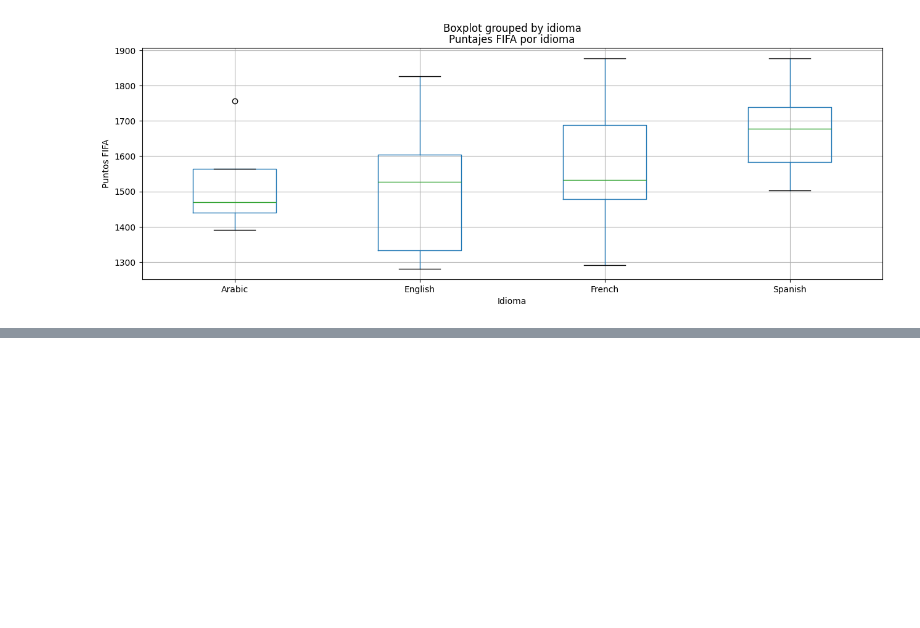
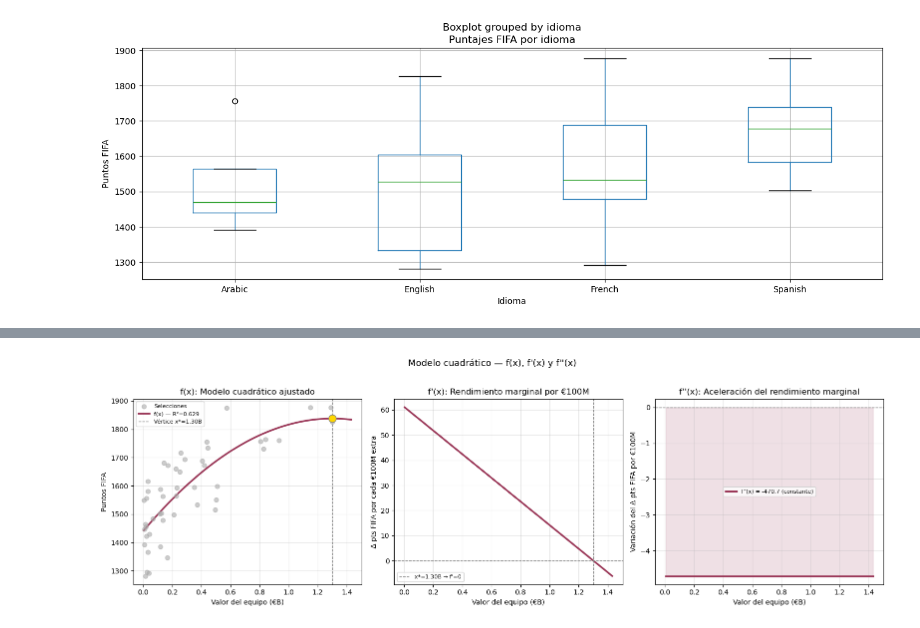
Before and after one commit to gleo1973/tp-laboratorio-mcag-1c2026, a Jupyter notebook: Laboratorio_TP_2026.ipynb, the cells around one changed output, grey strips where cells are left out. Cells and saved outputs as stored; diff of their text form; code cells hidden in the pictures; blank space fills up the shorter version.

```diff
--- a/Laboratorio_TP_2026.ipynb
+++ b/Laboratorio_TP_2026.ipynb
@@ -846,0 +1063,85 @@ En cuanto al análisis del apartado 3.5, la conclusión es la siguiente: el mode
+# %%
+# ── Segunda derivada del modelo cuadrático (modelo de mejor ajuste, R²=0.629) ──
+#
+# ⚠️ Asistencia de IA: se utilizó Claude (Anthropic) para calcular la segunda
+#    derivada analítica con sympy e interpretar su significado económico.
+#    Prompt: "Calculá la segunda derivada del modelo cuadrático con sympy.
+#    Interpretá el signo de f''(x) en términos de rendimientos marginales."
+# ──────────────────────────────────────────────────────────────────────────────
+
+# ── 1. Función simbólica y derivadas del modelo cuadrático ───────────────────
+# f(x)   = a·x² + b·x + c
+# f'(x)  = 2a·x + b      (primera derivada, ya calculada en la sección anterior)
+# f''(x) = 2a             (segunda derivada — constante)
+
+f_cuad       = params_cuad[0] * xv**2 + params_cuad[1] * xv + params_cuad[2]
+deriv_cuad   = sp.diff(f_cuad, xv)          # primera derivada
+seg_deriv_cuad = sp.diff(deriv_cuad, xv)    # segunda derivada
+
+a_c, b_c, c_c = params_cuad
+
+print("── Modelo cuadrático: análisis diferencial completo ─────────────────")
+print(f"  f(x)   = {round(a_c, 2)}·x² + {round(b_c, 2)}·x + {round(c_c, 2)}")
+print(f"  f'(x)  = {round(2*a_c, 2)}·x + {round(b_c, 2)}")
+print(f"  f''(x) = {round(2*a_c, 2)}")
+
+val_seg_deriv = float(seg_deriv_cuad.evalf())
+print(f"\n  Valor numérico de f''(x): {val_seg_deriv:.2f}  (constante en todo el dominio)")
+print(f"  Signo: {'negativo → concavidad hacia abajo' if val_seg_deriv < 0 else 'positivo'}")
+
+# ── 2. Vértice: punto donde f'(x) = 0 ────────────────────────────────────────
+# (ya calculado antes, lo mostramos en contexto de la segunda derivada)
+print(f"\n── Vértice (f'(x) = 0) ──────────────────────────────────────────────")
+print(f"  x* = -b/(2a) = €{x_vertice:.3f}B  →  puntaje máximo = {y_vertice:.1f} pts FIFA")
+print(f"  Como f''(x) = {val_seg_deriv:.1f} < 0, el vértice es un MÁXIMO (no un mínimo).")
+
+# ── 3. Gráfico: f(x), f'(x) y f''(x) del modelo cuadrático ──────────────────
+x_curve_cuad = np.linspace(x.min() * 0.8, x.max() * 1.1, 300)
+
+y_fx   = modelo_cuadratico(x_curve_cuad, *params_cuad)
+y_fpx  = [float(deriv_cuad.evalf(subs={xv: v})) * 0.1 for v in x_curve_cuad]
+y_fppx = [float(seg_deriv_cuad.evalf()) * 0.01] * len(x_curve_cuad)  # constante
+
+fig, axes = plt.subplots(1, 3, figsize=(16, 5))
+COLOR = "#993556"
+
+# Panel 1: curva ajustada
+ax1 = axes[0]
+ax1.scatter(x, y, color="#AAAAAA", alpha=0.6, s=40, zorder=3, label="Selecciones")
+ax1.plot(x_curve_cuad, y_fx, color=COLOR, lw=2.5, label=f"f(x) — R²=0.629")
+ax1.axvline(x_vertice, color="gray", ls="--", lw=1, label=f"Vértice x*={x_vertice:.2f}B")
+ax1.scatter([x_vertice], [y_vertice], color="gold", edgecolors="gray", s=120, zorder=5)
+ax1.set_title("f(x): Modelo cuadrático ajustado")
+ax1.set_xlabel("Valor del equipo (€B)")
+ax1.set_ylabel("Puntos FIFA")
+ax1.legend(fontsize=8)
+ax1.grid(True, alpha=0.3)
+
+# Panel 2: primera derivada
+ax2 = axes[1]
+ax2.plot(x_curve_cuad, y_fpx, color=COLOR, lw=2.5)
+ax2.axhline(0, color="gray", lw=1, ls="--")
+ax2.axvline(x_vertice, color="gray", ls="--", lw=1, label=f"x*={x_vertice:.2f}B → f'=0")
+ax2.set_title("f'(x): Rendimiento marginal por €100M")
+ax2.set_xlabel("Valor del equipo (€B)")
+ax2.set_ylabel("Δ pts FIFA por cada €100M extra")
+ax2.legend(fontsize=8)
+ax2.grid(True, alpha=0.3)
+
+# Panel 3: segunda derivada (constante)
+ax3 = axes[2]
+ax3.plot(x_curve_cuad, y_fppx, color=COLOR, lw=2.5,
+         label=f"f''(x) = {val_seg_deriv:.1f} (constante)")
+ax3.axhline(0, color="gray", lw=1, ls="--")
+ax3.fill_between(x_curve_cuad, y_fppx, 0, alpha=0.15, color=COLOR)
+ax3.set_title("f''(x): Aceleración del rendimiento marginal")
+ax3.set_xlabel("Valor del equipo (€B)")
+ax3.set_ylabel("Variación del Δ pts FIFA por €100M")
+ax3.legend(fontsize=8)
+ax3.grid(True, alpha=0.3)
+
+plt.suptitle("Modelo cuadrático — f(x), f'(x) y f''(x)", fontsize=13, y=1.02)
+plt.tight_layout()
+plt.savefig("imagenes/segunda_derivada_cuadratico.png", dpi=150, bbox_inches="tight")
+plt.show()
+# %% [output]
@@ -846,0 +1159 @@ En cuanto al análisis del apartado 3.5, la conclusión es la siguiente: el mode
+[figure, added]
```
Also changed, not shown: parts of 84 cells of this notebook, 5 other files.
